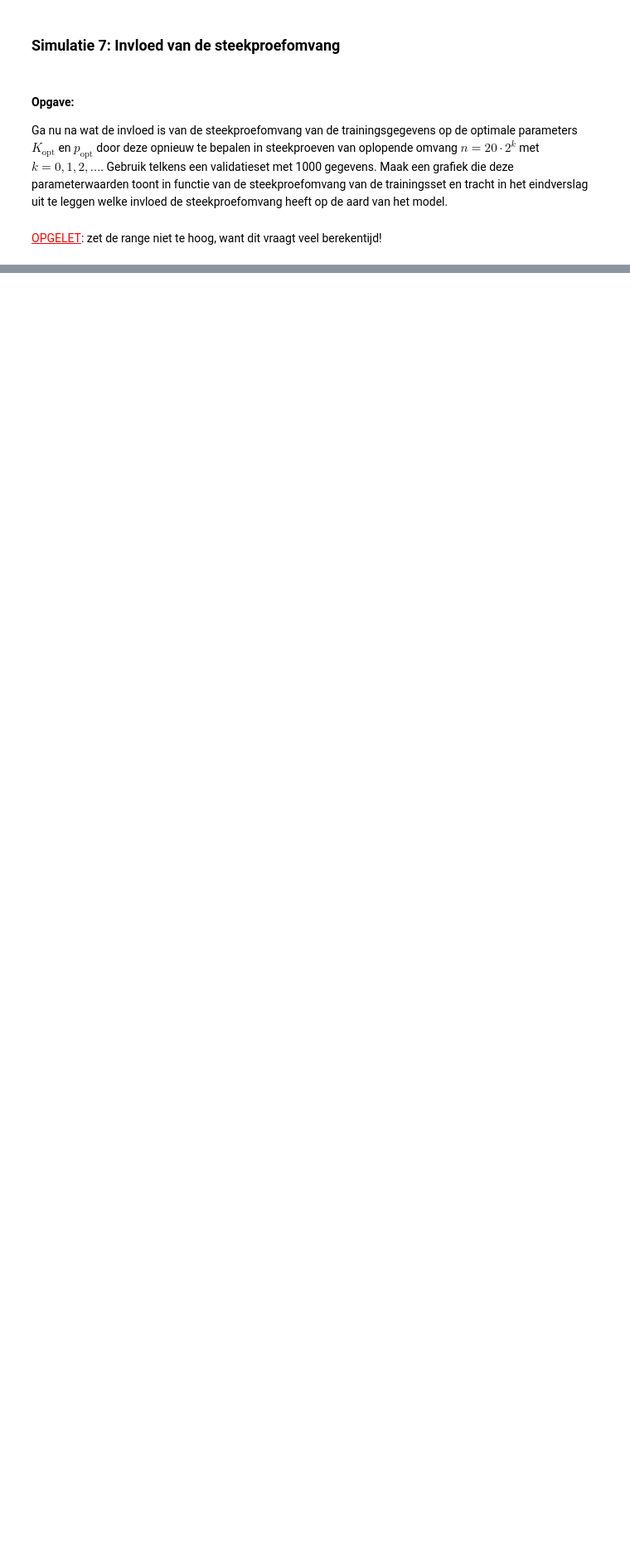
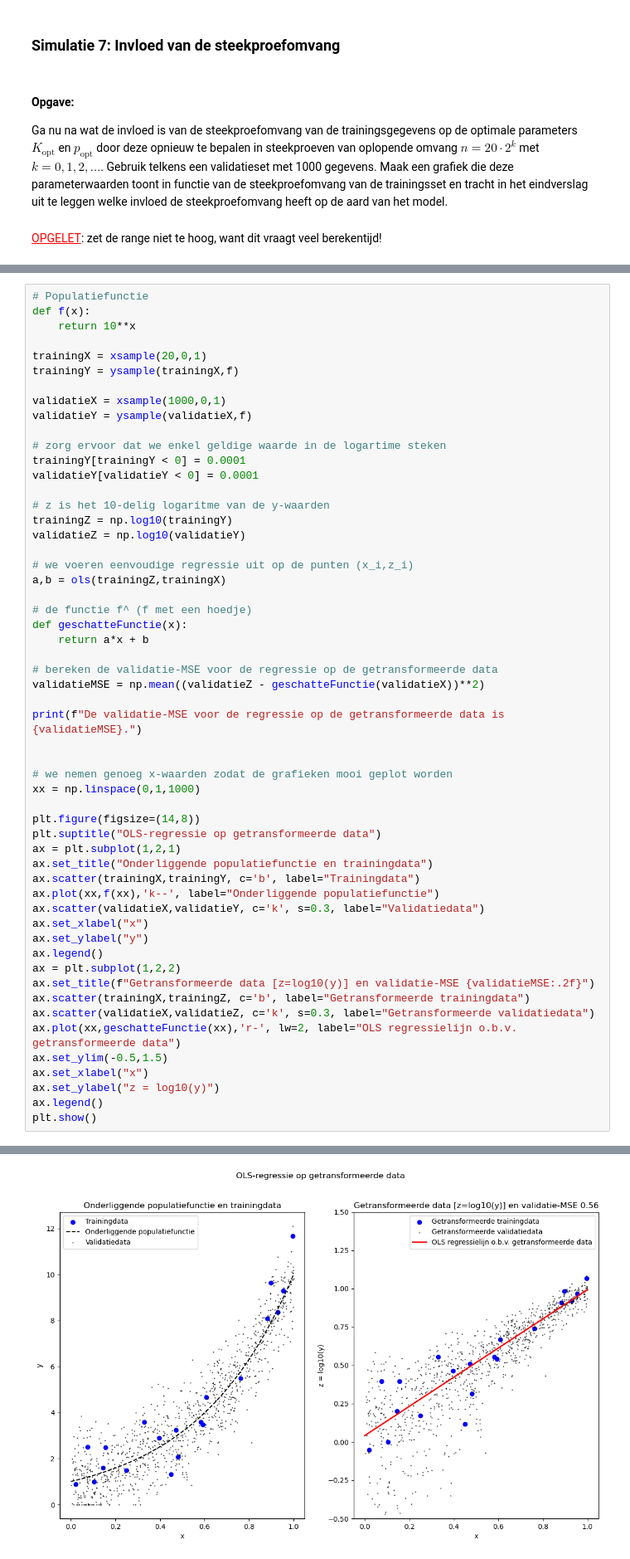
Before and after one commit to vanschependom/KULAK_informaticawerktuigen-teamopdracht, a Jupyter notebook: Implementatie/simulaties.ipynb, the cells around one changed output, grey strips where cells are left out. Shown at 83% size. Drawn from its saved outputs; the diff is of its cells as text; blank space fills up the shorter version.

```diff
--- a/Implementatie/simulaties.ipynb
+++ b/Implementatie/simulaties.ipynb
@@ -523,0 +532,56 @@ KeyboardInterrupt:
+# %%
+# Populatiefunctie
+def f(x):
+    return 10**x
+
+trainingX = xsample(20,0,1)
+trainingY = ysample(trainingX,f)
+
+validatieX = xsample(1000,0,1)
+validatieY = ysample(validatieX,f)
+
+# zorg ervoor dat we enkel geldige waarde in de logartime steken
+trainingY[trainingY < 0] = 0.0001
+validatieY[validatieY < 0] = 0.0001
+
+# z is het 10-delig logaritme van de y-waarden
+trainingZ = np.log10(trainingY)
+validatieZ = np.log10(validatieY)
+
+# we voeren eenvoudige regressie uit op de punten (x_i,z_i)
+a,b = ols(trainingZ,trainingX)
+
+# de functie f^ (f met een hoedje)
+def geschatteFunctie(x):
+    return a*x + b
+
+# bereken de validatie-MSE voor de regressie op de getransformeerde data
+validatieMSE = np.mean((validatieZ - geschatteFunctie(validatieX))**2)
+
+print(f"De validatie-MSE voor de regressie op de getransformeerde data is {validatieMSE}.")
+
+
+# we nemen genoeg x-waarden zodat de grafieken mooi geplot worden
+xx = np.linspace(0,1,1000)
+
+plt.figure(figsize=(14,8))
+plt.suptitle("OLS-regressie op getransformeerde data")
+ax = plt.subplot(1,2,1)
+ax.set_title("Onderliggende populatiefunctie en trainingdata")
+ax.scatter(trainingX,trainingY, c='b', label="Trainingdata")
+ax.plot(xx,f(xx),'k--', label="Onderliggende populatiefunctie")
+ax.scatter(validatieX,validatieY, c='k', s=0.3, label="Validatiedata")
+ax.set_xlabel("x")
+ax.set_ylabel("y")
+ax.legend()
+ax = plt.subplot(1,2,2)
+ax.set_title(f"Getransformeerde data [z=log10(y)] en validatie-MSE {validatieMSE:.2f}")
+ax.scatter(trainingX,trainingZ, c='b', label="Getransformeerde trainingdata")
+ax.scatter(validatieX,validatieZ, c='k', s=0.3, label="Getransformeerde validatiedata")
+ax.plot(xx,geschatteFunctie(xx),'r-', lw=2, label="OLS regressielijn o.b.v. getransformeerde data")
+ax.set_ylim(-0.5,1.5)
+ax.set_xlabel("x")
+ax.set_ylabel("z = log10(y)")
+ax.legend()
+plt.show()
+# %% [output]
@@ -523,0 +589 @@ KeyboardInterrupt:
+[figure, added]
```
Also changed, not shown: parts of 12 cells of this notebook, 3 other files.
